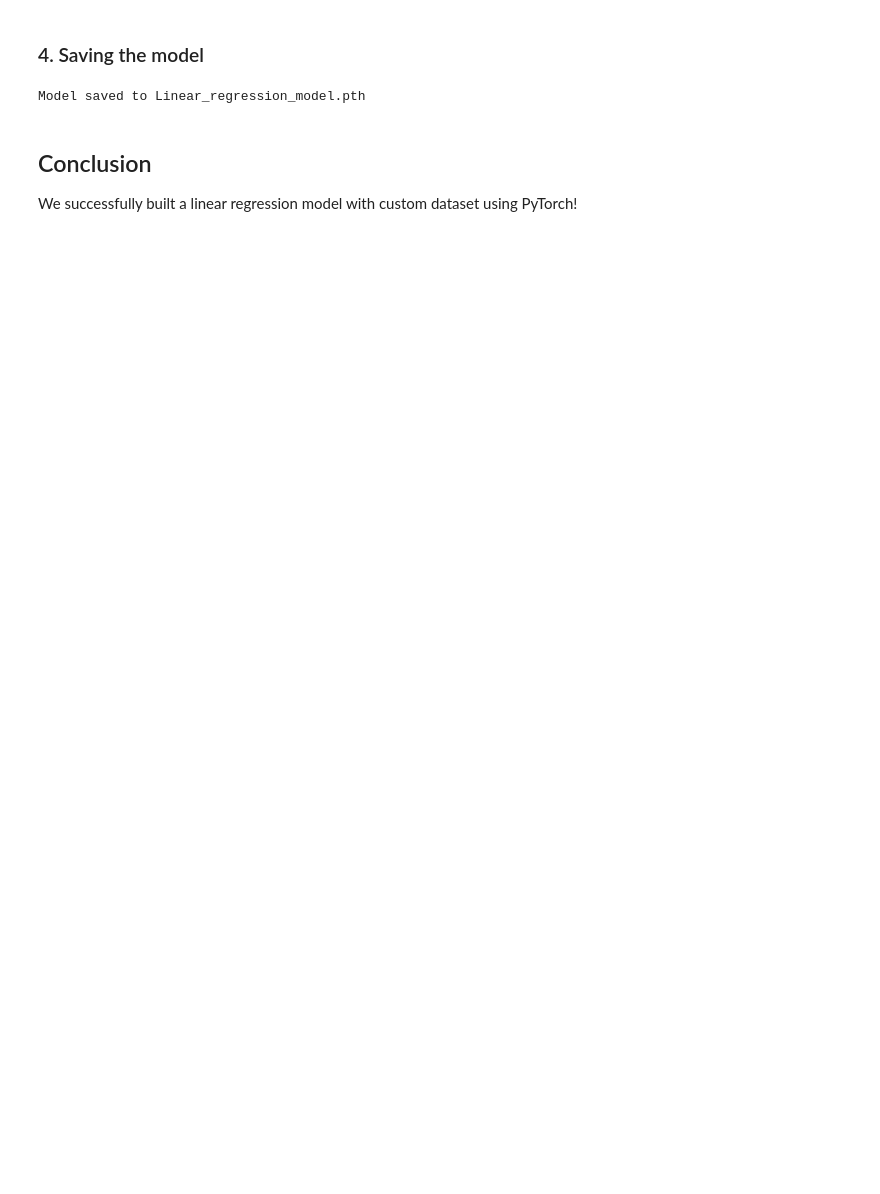
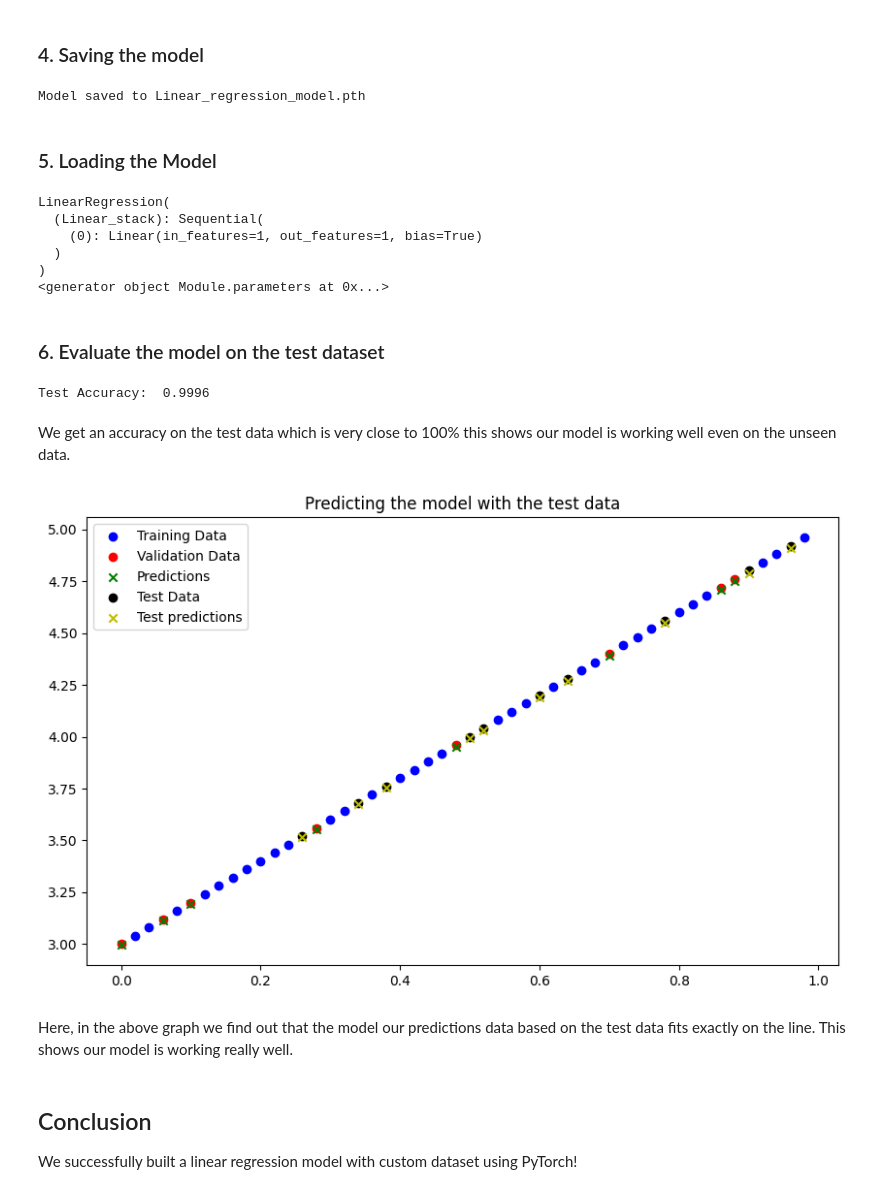
Before and after one commit to Taibangnganba/Linear-Regression-Model-with-a-custom-dataset, a Jupyter notebook: Linear_regression_model.ipynb, the cells around one changed output. Cells and saved outputs as stored; diff of their text form; code cells hidden in the pictures; blank space fills up the shorter version.

```diff
--- a/Linear_regression_model.ipynb
+++ b/Linear_regression_model.ipynb
@@ -200,6 +199,46 @@ torch.save(model.state_dict(), save_path)
 print(f"Model saved to {save_path}")
 # %% [output]
 Model saved to Linear_regression_model.pth
+# %% [markdown]
+### 5. Loading the Model
+# %%
+model_1 = LinearRegression(input_size=1, output_size=1)
+model_1.load_state_dict(torch.load('Linear_regression_model.pth'))
+print(model_1)
+print(model_1.parameters())
+# %% [output]
+LinearRegression(
+  (Linear_stack): Sequential(
+    (0): Linear(in_features=1, out_features=1, bias=True)
+  )
+)
+<generator object Module.parameters at 0x...>
+# %% [markdown]
+### 6. Evaluate the model on the test dataset
+# %%
+model_1.eval()
+with torch.inference_mode():
+    y_pred_test = model_1(x_test)
+test_accuracy = r2_score(y_test, y_pred_test)
+print(f'Test Accuracy: {test_accuracy: .4f}')
+# %% [output]
+Test Accuracy:  0.9996
+# %% [markdown]
+We get an accuracy on the test data which is very close to 100% this shows our model is working well even on the unseen data.
+# %%
+plt.figure(figsize=(10, 6))
+plt.scatter(x_train, y_train, c='b', marker='o', label='Training Data')
+plt.scatter(x_val, y_val, c='r', marker='o', label='Validation Data')
+plt.scatter(x_val, y_pred, c='g', marker='x', label='Predictions')
+plt.scatter(x_test, y_test, c='k', marker='o', label='Test Data')
+plt.scatter(x_test, y_pred_test, c='y', marker='x', label='Test predictions')
+plt.title("Predicting the model with the test data")
+plt.legend()
+plt.show()
+# %% [output]
+[figure, added]
+# %% [markdown]
+Here, in the above graph we find out that the model our predictions data based on the test data fits exactly on the line. This shows our model is working really well.
 # %% [markdown]
 ## Conclusion
 
```
Also changed, not shown: parts of 18 cells of this notebook.
